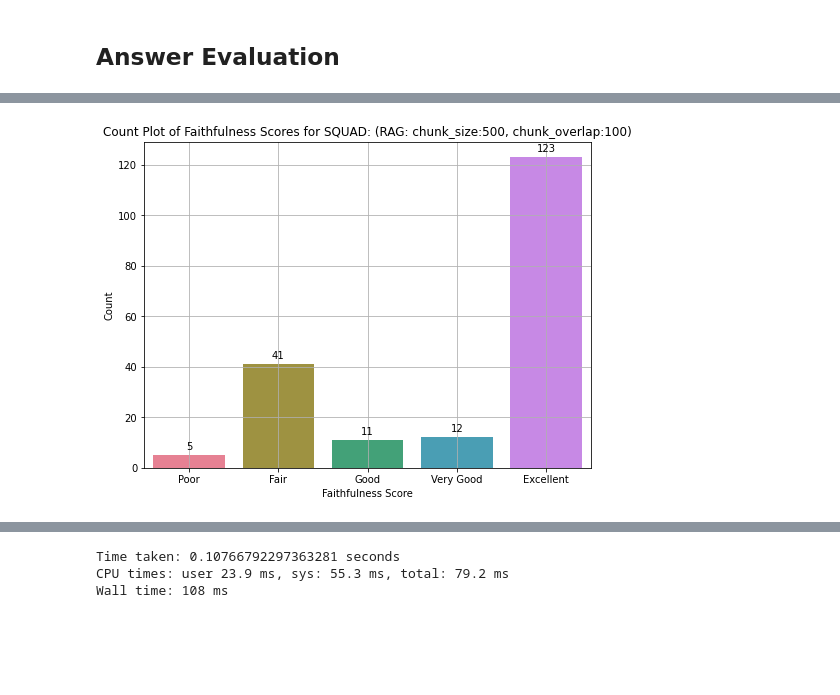
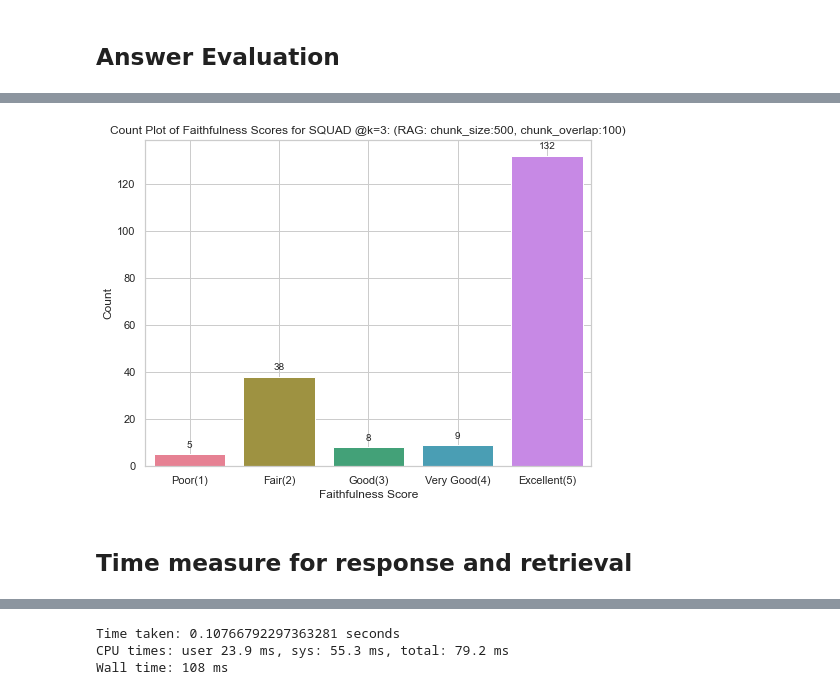
Before and after one commit to bivas16/RAG, a Jupyter notebook: RAG_Squad.ipynb, the cells around one changed output, grey strips where cells are left out. Cells and saved outputs as stored; diff of their text form; code cells hidden in the pictures; blank space fills up the shorter version.

```diff
--- a/RAG_Squad.ipynb
+++ b/RAG_Squad.ipynb
@@ -504,6 +416,22 @@ F1 Score@3: 0.3541666666666669
 Mean Reciprocal Rank (MRR): 0.5746527777777776
 # %% [markdown]
 ## Answer Evaluation
+# %%
+rag_ans = []
+for query in questions:
+    retriever = vectordb.as_retriever(search_kwargs = {"k": 3, "search_type" : "similarity"})
+
+    qa_chain = RetrievalQA.from_chain_type(
+    llm_new,
+    chain_type = "stuff",
+    retriever=retriever,
+    chain_type_kwargs={"prompt": PROMPT},
+    return_source_documents = True,
+    verbose = False
+    )
+
+    aa = llm_ans(query)
+    rag_ans.append(aa.split("\n\nSources:")[0])
 # %%
 EVALUATION_PROMPT = """###Task Description:
 An instruction (might include an Input inside it), a response to evaluate, a reference answer that gets a score of 5, and a score rubric representing a evaluation criteria are given.
@@ -574,9 +502,9 @@ for index, row in answer_df.iterrows():
     feedback_list.append(feedback)
     score_list.append(score)
 # %%
-answer_eval_df = pd.DataFrame()
-answer_eval_df["Questions"] = questions
-answer_eval_df["Ground_Truth"] = org_answers
-answer_eval_df["RAG_Answer"] = rag_ans
-answer_eval_df["Feedback"] =  feedback_list
-answer_eval_df["Score"] = score_list
+answer_eval_df_2 = pd.DataFrame()
+answer_eval_df_2["Questions"] = questions
+answer_eval_df_2["Ground_Truth"] = org_answers
+answer_eval_df_2["RAG_Answer"] = rag_ans
+answer_eval_df_2["Feedback"] =  feedback_list
+answer_eval_df_2["Score"] = score_list
@@ -607,48 +520,50 @@ answer_eval_df.head(200)
 # %%
 # Define a mapping of scores to strings
 score_labels = {
-    1: 'Poor',
-    2: 'Fair',
-    3: 'Good',
-    4: 'Very Good',
-    5: 'Excellent'
+    1: 'Poor(1)',
+    2: 'Fair(2)',
+    3: 'Good(3)',
+    4: 'Very Good(4)',
+    5: 'Excellent(5)'
 }
 
 # Extract unique scores
-unique_scores = sorted(answer_eval_df['Score'].astype(int).unique())
+unique_scores = sorted(answer_eval_df_2['Score'].astype(int).unique())
 
 # Ensure all unique scores are covered in the score_labels
 assert all(score in score_labels for score in unique_scores), "Missing labels for some scores"
 
 # Define a color palette
 colors = sns.color_palette('husl', len(unique_scores))
 
 # Create the plot
 plt.figure(figsize=(8, 6))
-ax = sns.countplot(x=answer_eval_df['Score'].astype(int), palette=colors)
+ax = sns.countplot(x=answer_eval_df_2['Score'].astype(int), palette=colors)
 
 # Adding annotations at the top of each bar
 for p in ax.patches:
     ax.annotate(format(p.get_height(), '.0f'),
                 (p.get_x() + p.get_width() / 2., p.get_height()),
                 ha='center', va='center',
                 xytext=(0, 9),
                 textcoords='offset points')
 
 # Customize x-axis labels to match the unique scores
 ax.set_xticks(range(len(unique_scores)))
 ax.set_xticklabels([score_labels[score] for score in unique_scores], rotation=0)
 
-plt.title('Count Plot of Faithfulness Scores for SQUAD: (RAG: chunk_size:500, chunk_overlap:100)')
+plt.title('Count Plot of Faithfulness Scores for SQUAD @k=3: (RAG: chunk_size:500, chunk_overlap:100)')
 plt.xlabel('Faithfulness Score')
 plt.ylabel('Count')
 plt.grid(True)
 
 # Save the figure
 plt.savefig('RAG_answer_eval_SQUAD'+str(Config.split_chunk_size)+'_'+str(Config.split_overlap)+'.png')
 plt.show()
 # %% [output]
-[figure, old version]
+[figure, new version]
+# %% [markdown]
+## Time measure for response and retrieval
 # %%
 def answer_question(query):
     start_time = time.time()
```
Also changed, not shown: parts of 47 cells of this notebook.
